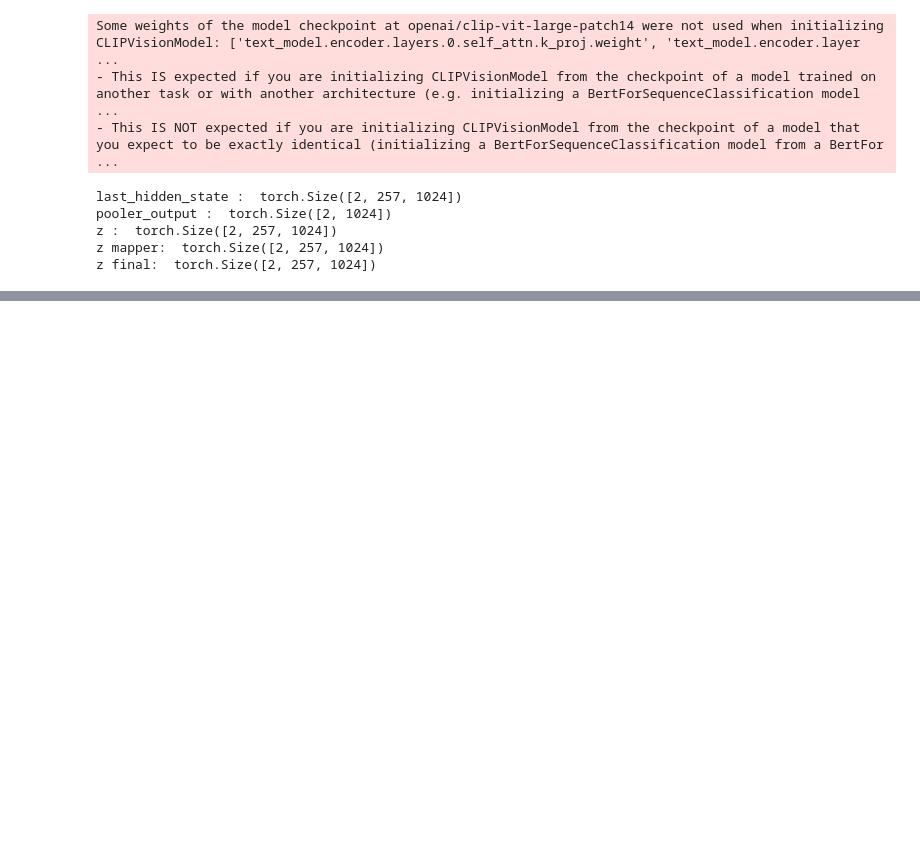
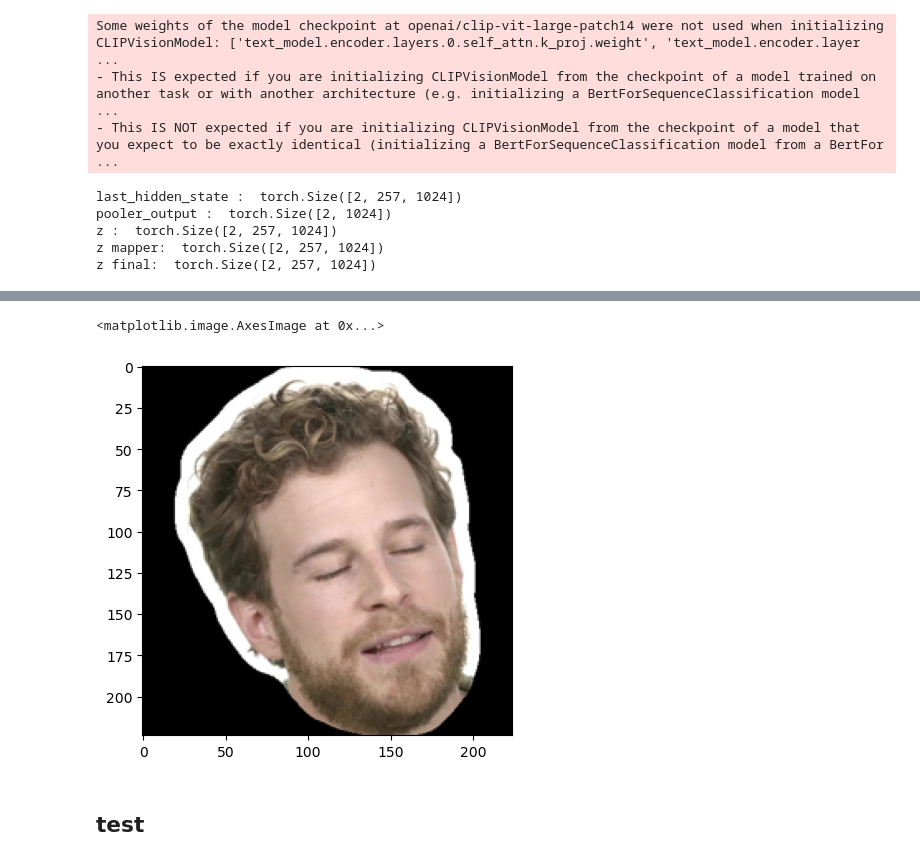
Before and after one commit to over-dosed/HeadSwap_diffusion, a Jupyter notebook: test.ipynb, the cells around one changed output, grey strips where cells are left out. Cells and saved outputs as stored; diff of their text form; code cells hidden in the pictures; blank space fills up the shorter version.

```diff
--- a/test.ipynb
+++ b/test.ipynb
@@ -436,0 +509,9 @@ z final:  torch.Size([2, 257, 1024])
+# %%
+bbox = mask_find_bbox(source_mask)
+source_image = get_align_image(bbox=bbox, img=source_image)
+plt.imshow(source_image)
+# %% [output]
+<matplotlib.image.AxesImage at 0x...>
+[figure, added]
+# %% [markdown]
+## test
```
Also changed, not shown: parts of 6 cells of this notebook, 6 other files.
